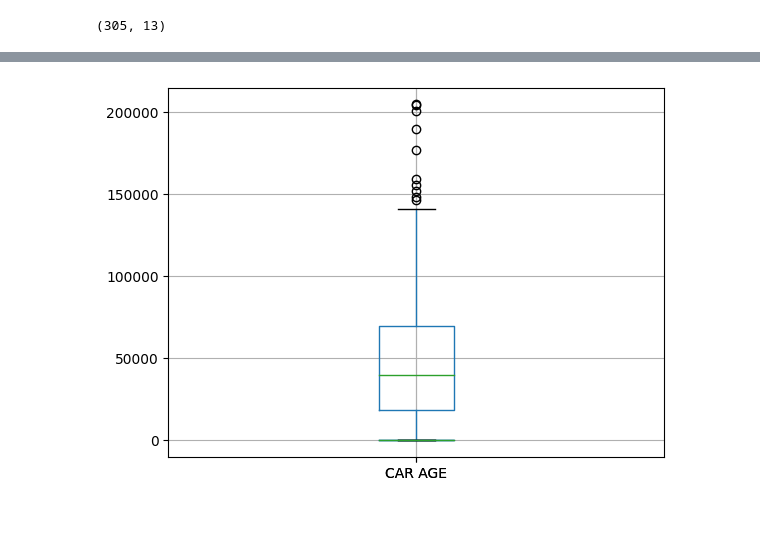
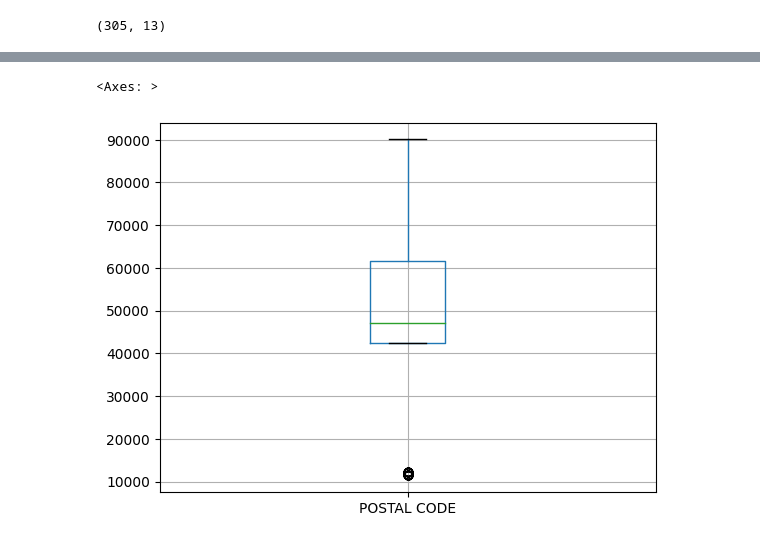
Before and after one commit to NILESH-SH/AIML, a Jupyter notebook: DataPreprocessiong_1.ipynb, the cells around one changed output, grey strips where cells are left out. Drawn from its saved outputs; the diff is of its cells as text; code cells hidden in the pictures.

```diff
--- a/DataPreprocessiong_1.ipynb
+++ b/DataPreprocessiong_1.ipynb
@@ -60,10 +60,8 @@ df.head()
 | 2 | 62977.82416 | NaN | F | Bachelors | Clerical | 33.639949 | Private | NaN | SUV | ... |
 | 3 | 77099.96624 | No | F | NaN | Lawyer | 15.415676 | NaN | 18300.0 | Sports Car | ... |
 | 4 | 130794.57420 | No | M | High School | NaN | NaN | Commercial | 28340.0 | Panel Truck | ... |
-# %%
-# df.boxplot(column=['INCOME'])
-# df.boxplot(column=['POSTAL CODE'])
-df.boxplot(column=['CAR AGE'])
-plt.show()
-# %% [output]
-[figure, removed]
+# %%
+df.boxplot(column=['POSTAL CODE'])
+# %% [output]
+<Axes: >
+[figure, added]
```
Also changed, not shown: parts of 2 cells of this notebook.
